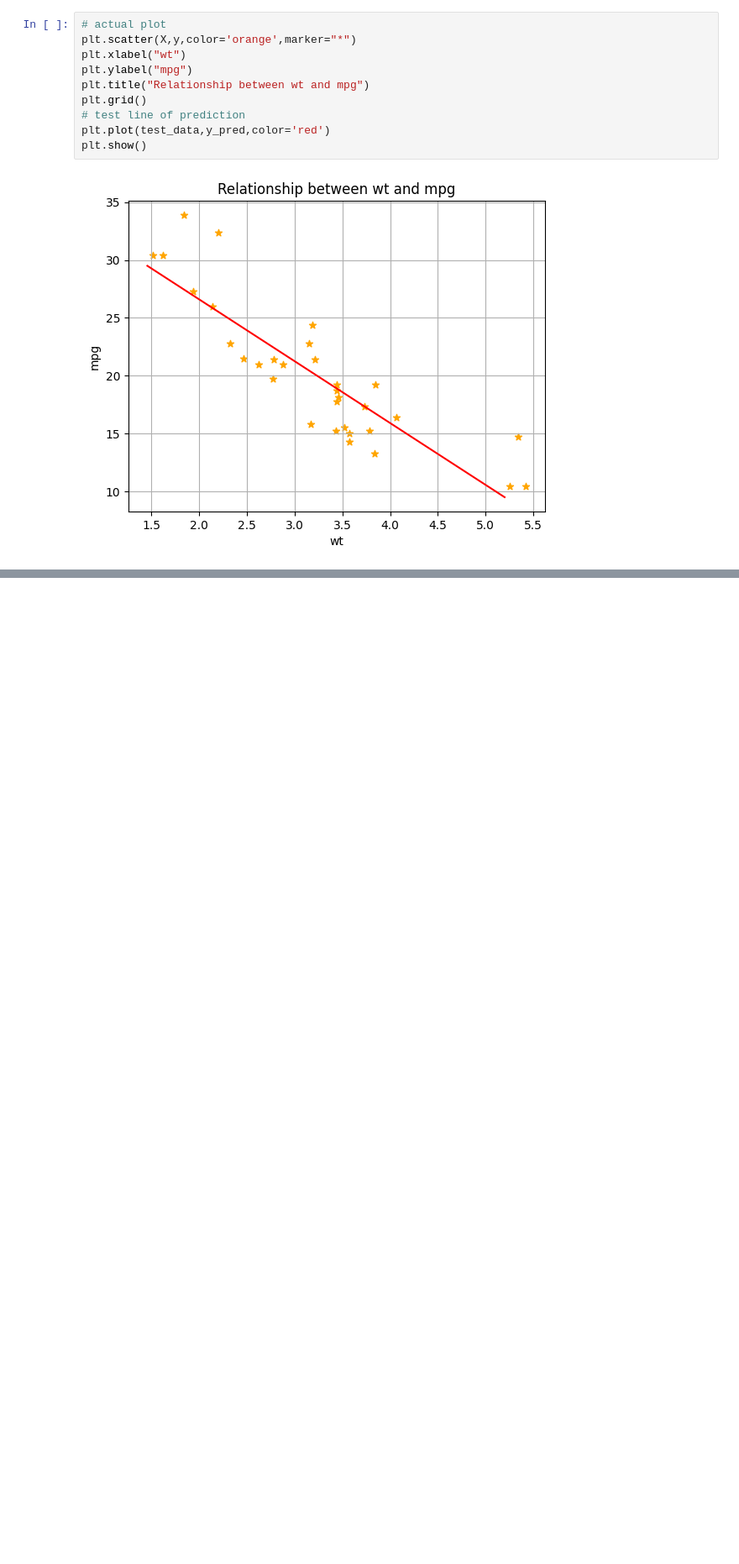
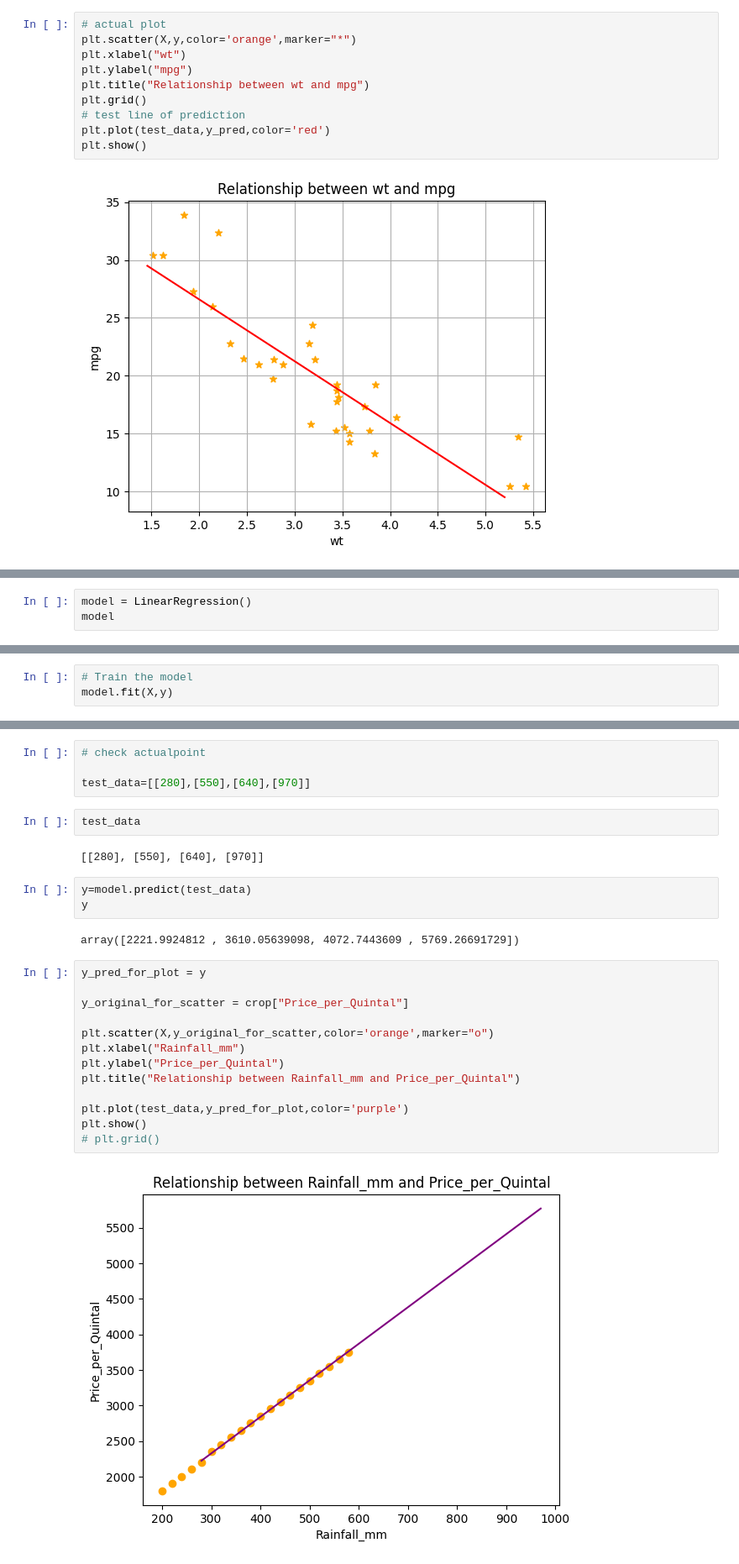
Before and after one commit to prasad2154/NewVision, a Jupyter notebook: Practice_Work/Linear_Regression_Practice.ipynb, the cells around one changed output, grey strips where cells are left out. Shown at 84% size. Drawn from its saved outputs; the diff is of its cells as text; blank space fills up the shorter version.

```diff
--- a/Practice_Work/Linear_Regression_Practice.ipynb
+++ b/Practice_Work/Linear_Regression_Practice.ipynb
@@ -114,0 +159,3 @@ plt.show()
+# %%
+model = LinearRegression()
+model
@@ -114,0 +164,3 @@ plt.show()
+# %%
+# Train the model
+model.fit(X,y)
@@ -114,0 +200,28 @@ plt.show()
+# %%
+# check actualpoint
+
+test_data=[[280],[550],[640],[970]]
+# %%
+test_data
+# %% [output]
+[[280], [550], [640], [970]]
+# %%
+y=model.predict(test_data)
+y
+# %% [output]
+array([2221.9924812 , 3610.05639098, 4072.7443609 , 5769.26691729])
+# %%
+y_pred_for_plot = y
+
+y_original_for_scatter = crop["Price_per_Quintal"]
+
+plt.scatter(X,y_original_for_scatter,color='orange',marker="o")
+plt.xlabel("Rainfall_mm")
+plt.ylabel("Price_per_Quintal")
+plt.title("Relationship between Rainfall_mm and Price_per_Quintal")
+
+plt.plot(test_data,y_pred_for_plot,color='purple')
+plt.show()
+# plt.grid()
+# %% [output]
+[figure, added]
```
Also changed, not shown: parts of 16 cells of this notebook.
